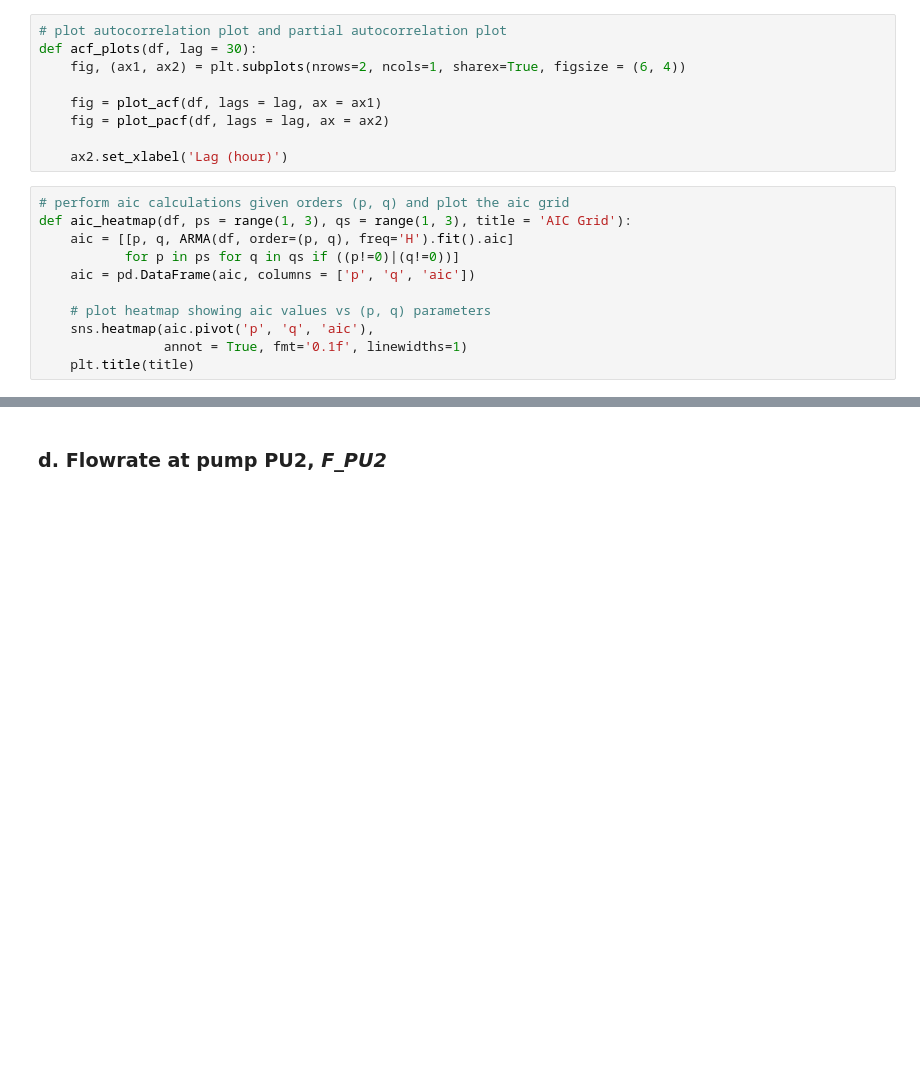
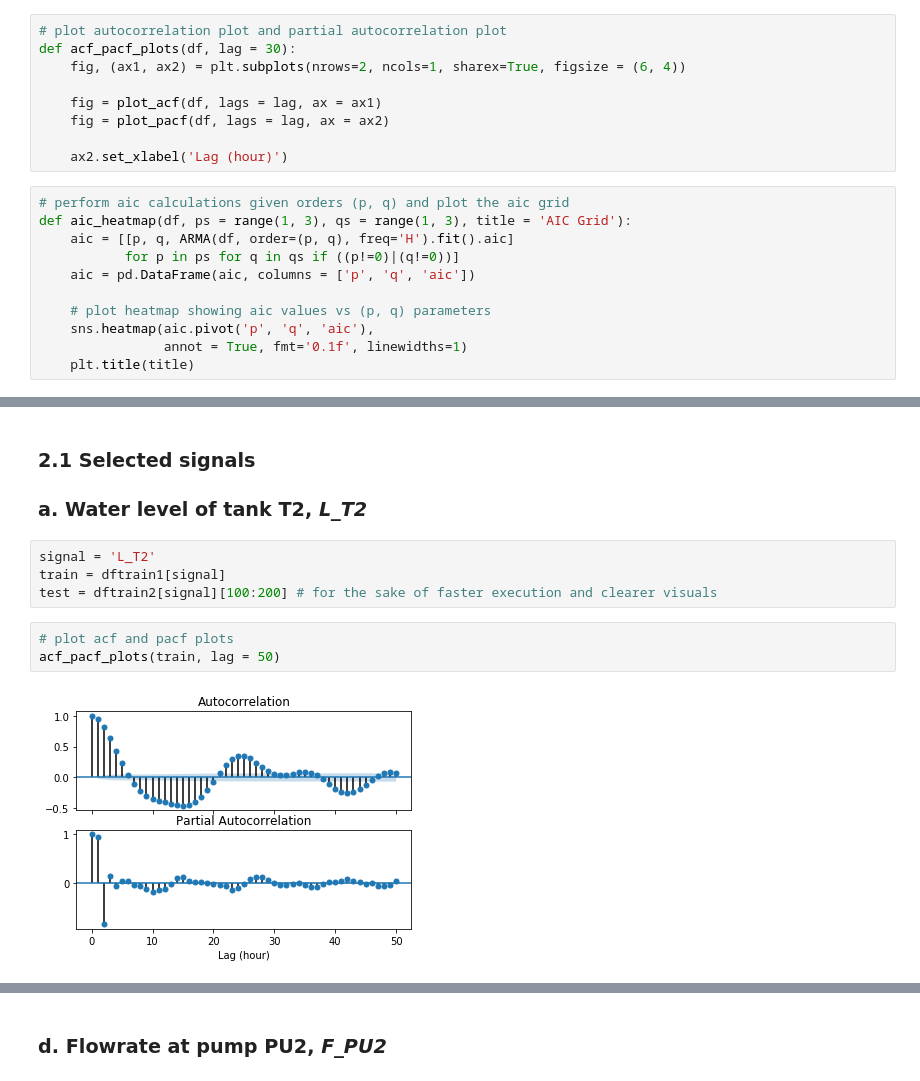
Before and after one commit to chengh42/Cyber-Data-Analytics, a Jupyter notebook: batadal/Task2_ARMA-other signals.ipynb, the cells around one changed output, grey strips where cells are left out. Saved outputs shown, nothing was run; the diff lists cells and outputs as text; blank space fills up the shorter version.

```diff
--- a/batadal/Task2_ARMA-other signals.ipynb
+++ b/batadal/Task2_ARMA-other signals.ipynb
@@ -38,6 +32,6 @@ def split_train_test(df, n = 24): # n = test size
 # %%
 # plot autocorrelation plot and partial autocorrelation plot
-def acf_plots(df, lag = 30):
+def acf_pacf_plots(df, lag = 30):
     fig, (ax1, ax2) = plt.subplots(nrows=2, ncols=1, sharex=True, figsize = (6, 4))
 
     fig = plot_acf(df, lags = lag, ax = ax1)
@@ -169,0 +93,13 @@ real_vs_predict(test, predictions,
+# %% [markdown]
+### 2.1 Selected signals
+
+### a. Water level of tank T2, *L_T2*
+# %%
+signal = 'L_T2'
+train = dftrain1[signal]
+test = dftrain2[signal][100:200] # for the sake of faster execution and clearer visuals
+# %%
+# plot acf and pacf plots
+acf_pacf_plots(train, lag = 50)
+# %% [output]
+[figure, added]
```
Also changed, not shown: parts of 48 cells of this notebook.
